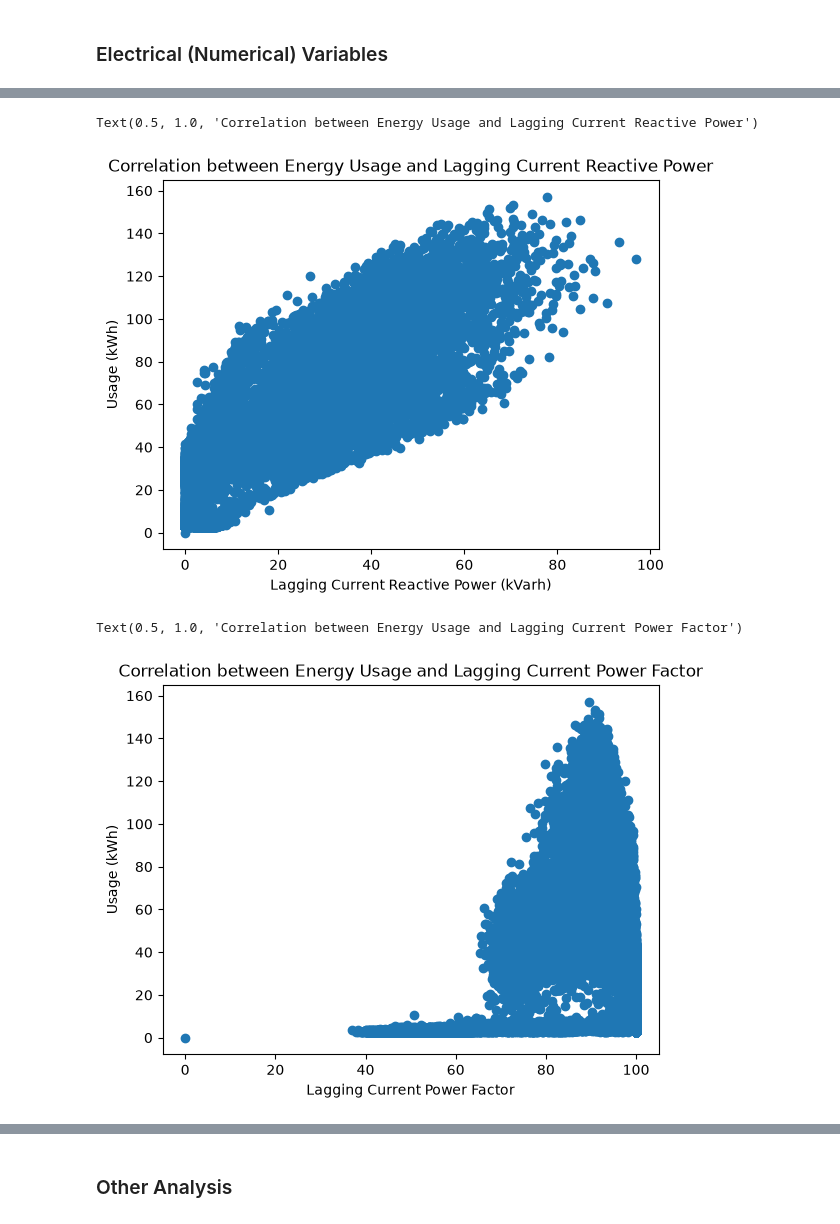
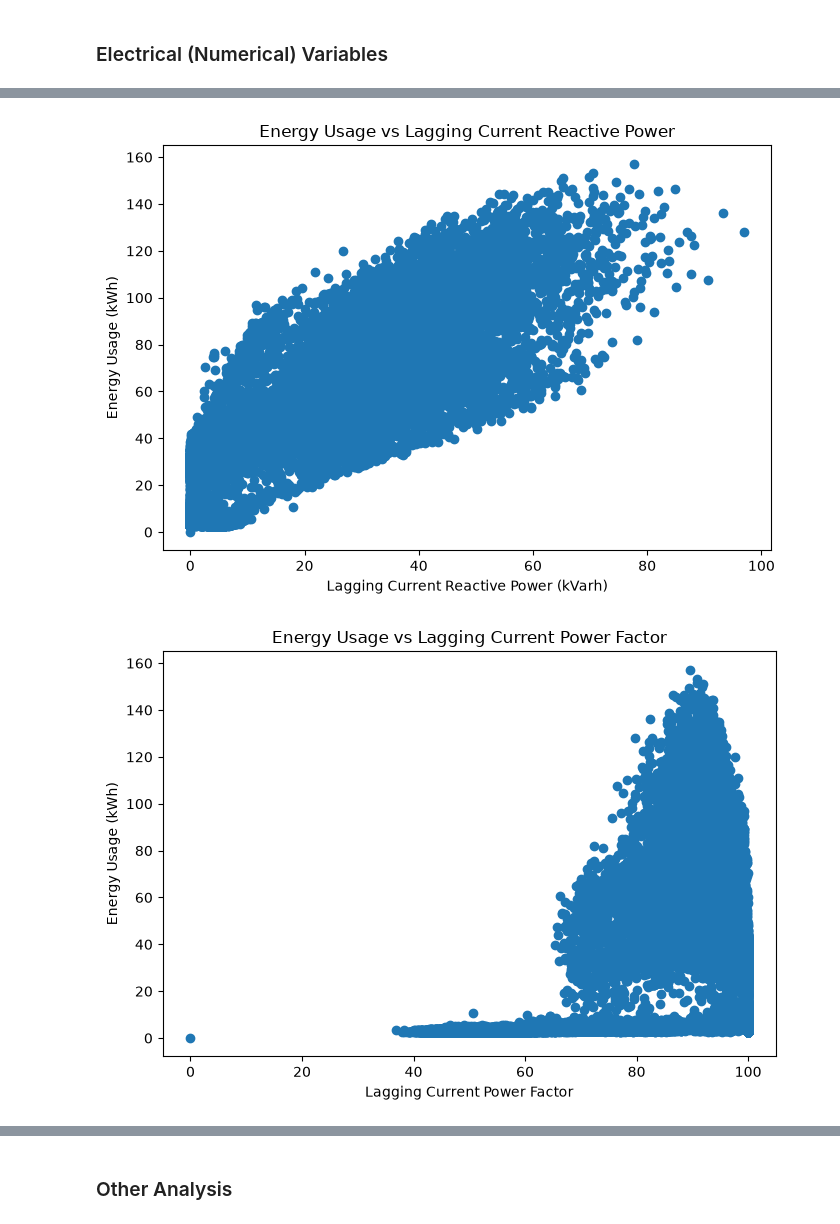
Before and after one commit to daniel-oa/industrial-energy-consumption-forecasting, a Jupyter notebook: notebooks/02_exploratory_data_analysis.ipynb, the cells around one changed output, grey strips where cells are left out. Saved outputs shown, nothing was run; the diff lists cells and outputs as text; code cells hidden in the pictures.

```diff
--- a/notebooks/02_exploratory_data_analysis.ipynb
+++ b/notebooks/02_exploratory_data_analysis.ipynb
@@ -48,0 +53,15 @@ Findings: The distribution is highly concentrated at low consumption levels and
+# %%
+# converting date to datetime
+df['date'] = pd.to_datetime(df['date'], format='%d/%m/%Y %H:%M')
+
+fig, ax = plt.subplots(figsize=(12, 5))
+
+ax.plot(df['date'], df['Usage_kWh'])
+
+ax.set_xlabel('Date')
+ax.set_ylabel('Energy Usage (kWh)')
+ax.set_title('Energy Consumption Over Time')
+
+plt.xticks(rotation=45)
+plt.tight_layout()
+plt.show()
@@ -88,8 +133,8 @@ Findings: the median of the groups increases from light to medium to maximum loa
 ### Time of Day
 # %%
 # plot of usage against time
-df['NSM_hrs'] = df.eval('NSM/3600')
-mean_nsm = df.groupby('NSM_hrs')['Usage_kWh'].mean()
+df['NSM_hours'] = df['NSM'] / 3600
+mean_nsm = df.groupby('NSM_hours')['Usage_kWh'].mean()
 fig,ax = plt.subplots()
 ax.plot(mean_nsm)
 ax.set_xlabel('NSM (in hrs from midnight)')
@@ -199,22 +284,36 @@ sns.heatmap(correlation, annot = True, cmap = 'coolwarm')
 # %%
 # Correlation between Energy Usage and Lagging Current Reactive Power
-fig, ax = plt.subplots()
-ax.scatter(data = df, x='Lagging_Current_Reactive.Power_kVarh', y = 'Usage_kWh')
+fig, ax = plt.subplots(figsize=(7, 5))
+
+ax.scatter(
+    df['Lagging_Current_Reactive.Power_kVarh'],
+    df['Usage_kWh']
+)
+
 ax.set_xlabel('Lagging Current Reactive Power (kVarh)')
-ax.set_ylabel('Usage (kWh)')
-ax.set_title('Correlation between Energy Usage and Lagging Current Reactive Power')
+ax.set_ylabel('Energy Usage (kWh)')
+ax.set_title('Energy Usage vs Lagging Current Reactive Power')
+
+plt.tight_layout()
+plt.show()
 # %% [output]
-Text(0.5, 1.0, 'Correlation between Energy Usage and Lagging Current Reactive Power')
-[figure, old version]
+[figure, new version]
 # %%
 # Correlation between Energy Usage and Lagging Current Power Factor
-fig, ax = plt.subplots()
-ax.scatter(data = df, x='Lagging_Current_Power_Factor', y = 'Usage_kWh')
+fig, ax = plt.subplots(figsize=(7, 5))
+
+ax.scatter(
+    df['Lagging_Current_Power_Factor'],
+    df['Usage_kWh']
+)
+
 ax.set_xlabel('Lagging Current Power Factor')
-ax.set_ylabel('Usage (kWh)')
-ax.set_title('Correlation between Energy Usage and Lagging Current Power Factor')
+ax.set_ylabel('Energy Usage (kWh)')
+ax.set_title('Energy Usage vs Lagging Current Power Factor')
+
+plt.tight_layout()
+plt.show()
 # %% [output]
-Text(0.5, 1.0, 'Correlation between Energy Usage and Lagging Current Power Factor')
-[figure, old version]
+[figure, new version]
 # %%
 # Correlation between Energy Usage and Leading Current Reactive Power
```
Also changed, not shown: parts of 22 cells of this notebook, 6 other files.
